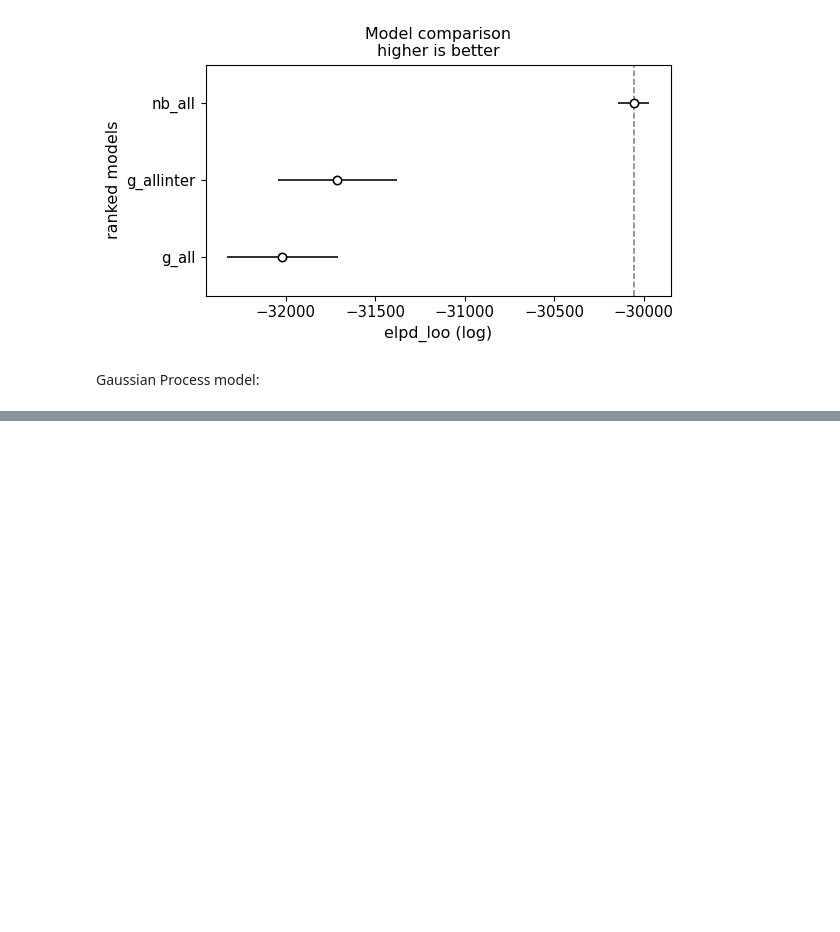
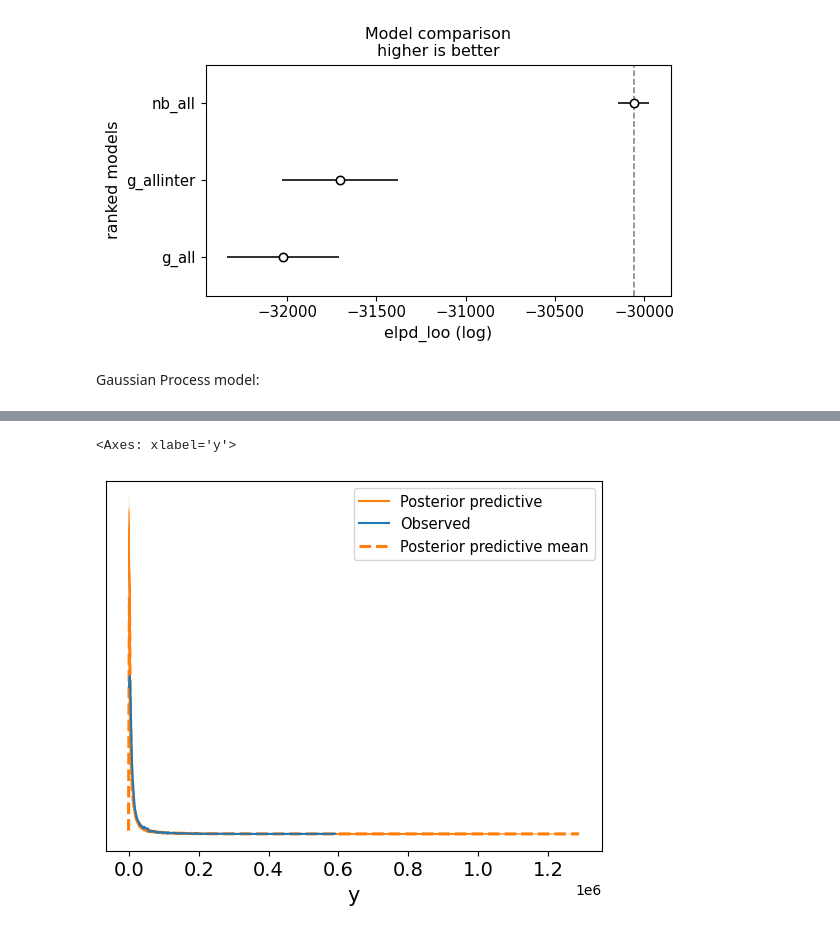
Before and after one commit to evacragnolino/Data-Science-Foundations, a Jupyter notebook: Unit8_project_.ipynb, the cells around one changed output, grey strips where cells are left out. Cells and saved outputs as stored; diff of their text form; code cells hidden in the pictures; blank space fills up the shorter version.

```diff
--- a/Unit8_project_.ipynb
+++ b/Unit8_project_.ipynb
@@ -311,0 +352,6 @@ Recommended smallest scaling factor (c): 8.0
+# %%
+with pm.Model() as model_cbarte:
+    μ_ = pmb.BART("μ_", X, np.log(Y), m=50)
+    μ = pm.Deterministic("μ",pm.math.exp(μ_))
+    y = pm.Exponential("y", scale=μ, observed=Y)
+    idata_cbarte = pm.sample(compute_convergence_checks=False)
@@ -311,0 +360,5 @@ Recommended smallest scaling factor (c): 8.0
+# %%
+az.plot_ppc(idata_cbarte, num_pp_samples=100, colors=["C1", "C0", "C1"])
+# %% [output]
+<Axes: xlabel='y'>
+[figure, added]
```
Also changed, not shown: parts of 18 cells of this notebook.
